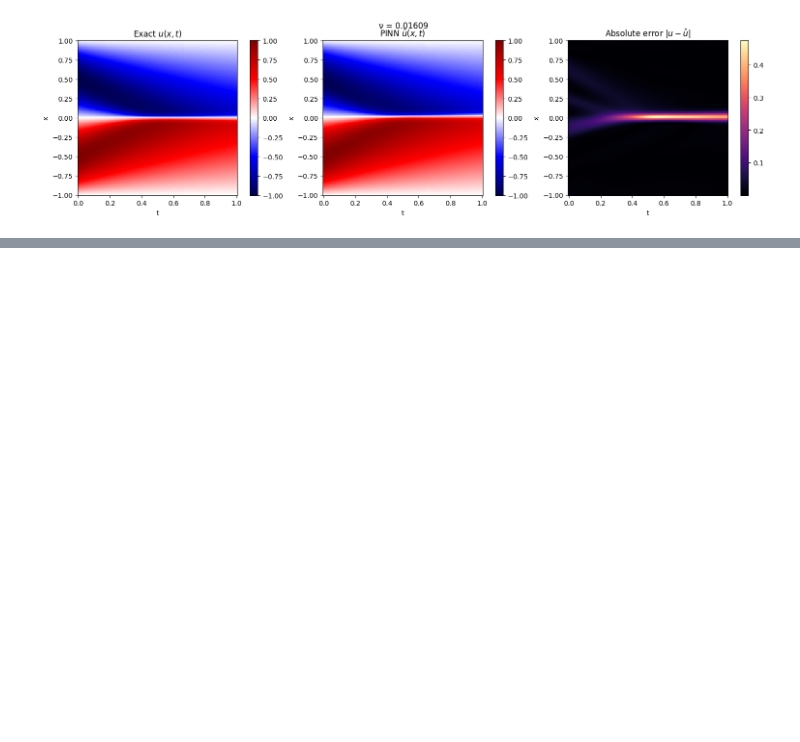
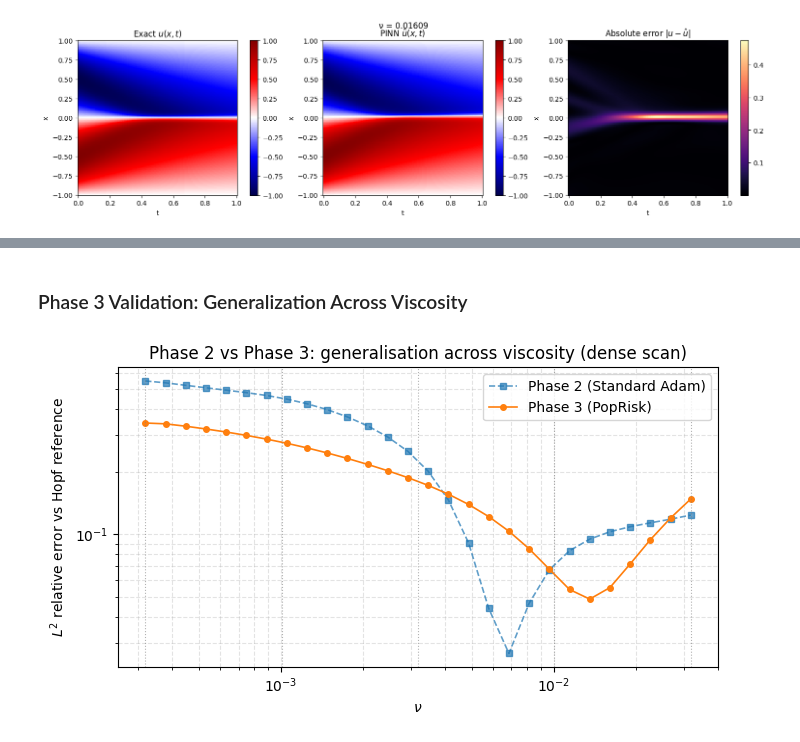
Before and after one commit to Sr-santi/PINN-burgers-eq, a Jupyter notebook: PINN_model_lightning.ipynb, the cells around one changed output, grey strips where cells are left out. Saved outputs shown, nothing was run; the diff lists cells and outputs as text; code cells hidden in the pictures; blank space fills up the shorter version.

```diff
--- a/PINN_model_lightning.ipynb
+++ b/PINN_model_lightning.ipynb
@@ -493,0 +616,27 @@ panels_for_nu(
+# %% [markdown]
+### Phase 3 Validation: Generalization Across Viscosity
+# %%
+L2_ERRORS_P3 = np.array([
+    l2_relative_error(
+        predict_on_grid(model_p3_lbfgs.pinn, X_GRID, T_GRID, float(n)),
+        burgers_exact(X_GRID, T_GRID, nu=float(n)),
+    )
+    for n in NU_SCAN
+])
+
+# Plot Phase 3 generalization curve
+fig, ax = plt.subplots(figsize=(7, 4))
+ax.semilogy(NU_SCAN, L2_SCAN, "s--", ms=4, lw=1.2, label="Phase 2 (Standard Adam)", alpha=0.7)
+ax.semilogy(NU_SCAN, L2_ERRORS_P3, "o-", ms=4, lw=1.2, label="Phase 3 (PopRisk)")
+for vn in val_nu_list:
+    ax.axvline(vn, color="gray", ls=":", lw=0.8, alpha=0.6)
+ax.set_xscale("log")
+ax.set_xlabel(r"$\nu$")
+ax.set_ylabel(r"$L^2$ relative error vs Hopf reference")
+ax.set_title("Phase 2 vs Phase 3: generalisation across viscosity (dense scan)")
+ax.legend()
+ax.grid(which="both", ls="--", alpha=0.35)
+plt.tight_layout()
+plt.show()
+# %% [output]
+[figure, added]
```
Also changed, not shown: parts of 13 cells of this notebook.
